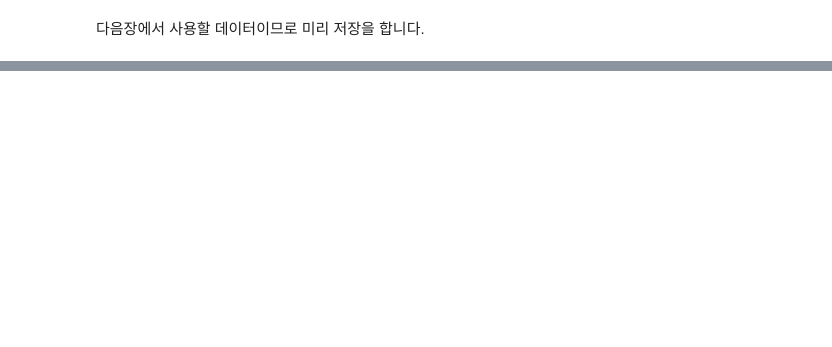
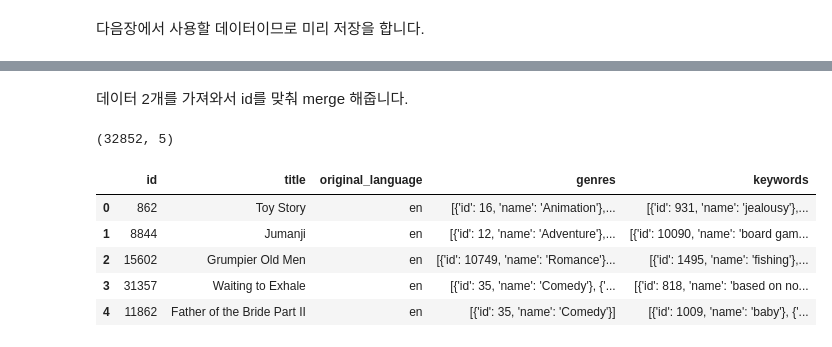
Before and after one commit to lsjsj92/recommender_system_with_Python, a Jupyter notebook: 002. recommender system basic with Python - 1 content based filtering.ipynb, the cells around one changed output, grey strips where cells are left out. Saved outputs shown, nothing was run; the diff lists cells and outputs as text; code cells hidden in the pictures; blank space fills up the shorter version.

```diff
--- a/002. recommender system basic with Python - 1 content based filtering.ipynb
+++ b/002. recommender system basic with Python - 1 content based filtering.ipynb
@@ -212,0 +216,7 @@ c_vector_genres = count_vector.fit_transform(data['genres'])
+# %%
+movie_data = pd.read_csv('./data/movie_dataset/movies_metadata.csv')
+movie_data =  movie_data.loc[movie_data['original_language'] == 'en', :]
+movie_data = movie_data[['id', 'title', 'original_language', 'genres']]
+
+print(movie_data.shape)
+movie_data.head()
@@ -212,0 +231,4 @@ c_vector_genres = count_vector.fit_transform(data['genres'])
+# %%
+movie_keyword = pd.read_csv('./data/movie_dataset/keywords.csv')
+print(movie_keyword.shape)
+movie_keyword.head()
@@ -212,0 +243,16 @@ c_vector_genres = count_vector.fit_transform(data['genres'])
+# %% [markdown]
+데이터 2개를 가져와서 id를 맞춰 merge 해줍니다.
+# %%
+movie_data.id = movie_data.id.astype(int)
+movie_keyword.id = movie_keyword.id.astype(int)
+movie_data = pd.merge(movie_data, movie_keyword, on='id')
+print(movie_data.shape)
+movie_data.head()
+# %% [output]
+(32852, 5)
+|  | id | title | original_language | genres | keywords |
+| 0 | 862 | Toy Story | en | [{'id': 16, 'name': 'Animation'},... | [{'id': 931, 'name': 'jealousy'},... |
+| 1 | 8844 | Jumanji | en | [{'id': 12, 'name': 'Adventure'},... | [{'id': 10090, 'name': 'board gam... |
+| 2 | 15602 | Grumpier Old Men | en | [{'id': 10749, 'name': 'Romance'}... | [{'id': 1495, 'name': 'fishing'},... |
+| 3 | 31357 | Waiting to Exhale | en | [{'id': 35, 'name': 'Comedy'}, {'... | [{'id': 818, 'name': 'based on no... |
+| 4 | 11862 | Father of the Bride Part II | en | [{'id': 35, 'name': 'Comedy'}] | [{'id': 1009, 'name': 'baby'}, {'... |
```
Also changed, not shown: parts of 26 cells of this notebook.
